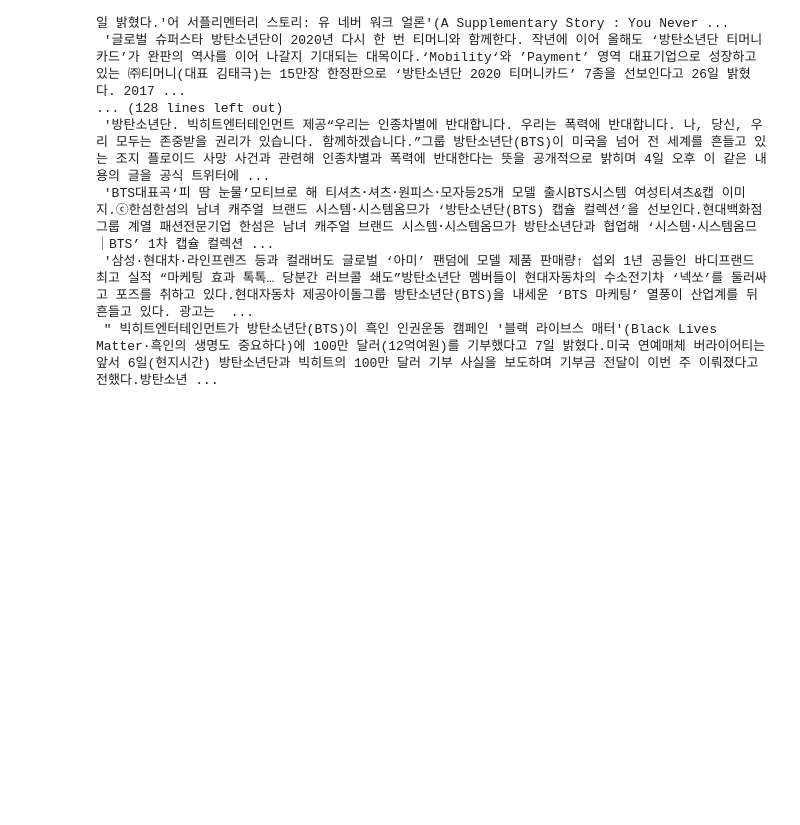
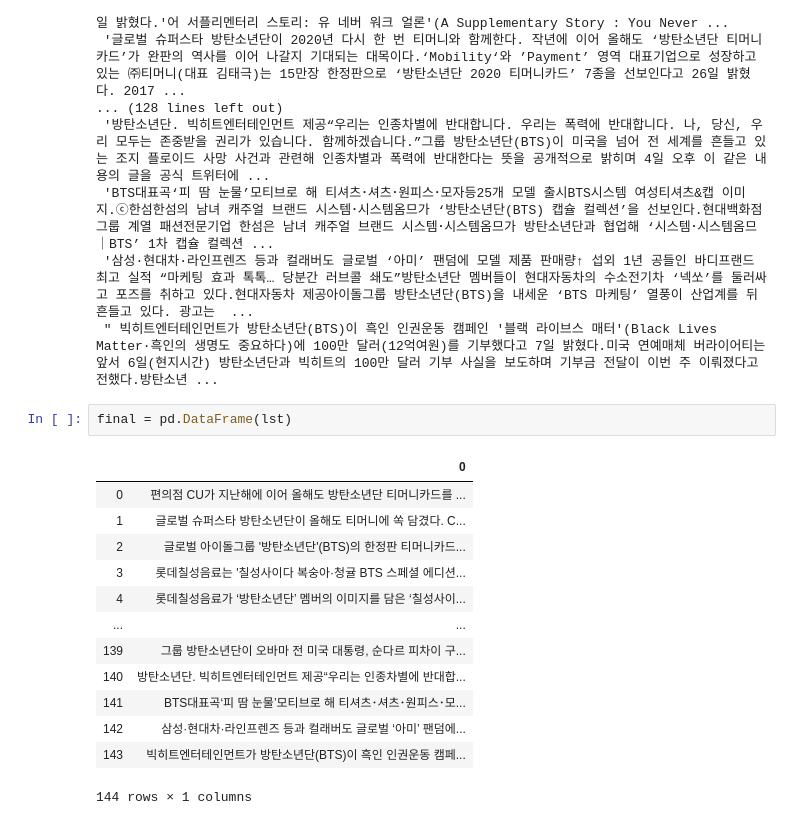
Before and after one commit to sopogen/Project_ThematicInvest, a Jupyter notebook: Delete_useless_contents.ipynb, the cells around one changed output. Drawn from its saved outputs; the diff is of its cells as text; blank space fills up the shorter version.

```diff
--- a/Delete_useless_contents.ipynb
+++ b/Delete_useless_contents.ipynb
@@ -50,3 +50,19 @@ lst
  'BTS대표곡‘피 땀 눈물’모티브로 해 티셔츠･셔츠･원피스･모자등25개 모델 출시BTS시스템 여성티셔츠&캡 이미지.ⓒ한섬한섬의 남녀 캐주얼 브랜드 시스템･시스템옴므가 ‘방탄소년단(BTS) 캡슐 컬렉션’을 선보인다.현대백화점그룹 계열 패션전문기업 한섬은 남녀 캐주얼 브랜드 시스템･시스템옴므가 방탄소년단과 협업해 ‘시스템･시스템옴므｜BTS’ 1차 캡슐 컬렉션 ...
  '삼성·현대차·라인프렌즈 등과 컬래버도 글로벌 ‘아미’ 팬덤에 모델 제품 판매량↑ 섭외 1년 공들인 바디프랜드 최고 실적 “마케팅 효과 톡톡… 당분간 러브콜 쇄도”방탄소년단 멤버들이 현대자동차의 수소전기차 ‘넥쏘’를 둘러싸고 포즈를 취하고 있다.현대자동차 제공아이돌그룹 방탄소년단(BTS)을 내세운 ‘BTS 마케팅’ 열풍이 산업계를 뒤흔들고 있다. 광고는  ...
  " 빅히트엔터테인먼트가 방탄소년단(BTS)이 흑인 인권운동 캠페인 '블랙 라이브스 매터'(Black Lives Matter·흑인의 생명도 중요하다)에 100만 달러(12억여원)를 기부했다고 7일 밝혔다.미국 연예매체 버라이어티는 앞서 6일(현지시간) 방탄소년단과 빅히트의 100만 달러 기부 사실을 보도하며 기부금 전달이 이번 주 이뤄졌다고 전했다.방탄소년 ...
+# %%
+final = pd.DataFrame(lst)
+# %% [output]
+|  | 0 |
+| 0 | 편의점 CU가 지난해에 이어 올해도 방탄소년단 티머니카드를 ... |
+| 1 | 글로벌 슈퍼스타 방탄소년단이 올해도 티머니에 쏙 담겼다. C... |
+| 2 | 글로벌 아이돌그룹 '방탄소년단'(BTS)의 한정판 티머니카드... |
+| 3 | 롯데칠성음료는 '칠성사이다 복숭아·청귤 BTS 스페셜 에디션... |
+| 4 | 롯데칠성음료가 ‘방탄소년단’ 멤버의 이미지를 담은 ‘칠성사이... |
+| ... | ... |
+| 139 | 그룹 방탄소년단이 오바마 전 미국 대통령, 순다르 피차이 구... |
+| 140 | 방탄소년단. 빅히트엔터테인먼트 제공“우리는 인종차별에 반대합... |
+| 141 | BTS대표곡‘피 땀 눈물’모티브로 해 티셔츠･셔츠･원피스･모... |
+| 142 | 삼성·현대차·라인프렌즈 등과 컬래버도 글로벌 ‘아미’ 팬덤에... |
+| 143 | 빅히트엔터테인먼트가 방탄소년단(BTS)이 흑인 인권운동 캠페... |
+144 rows × 1 columns
```
Also changed, not shown: 26 other files.
